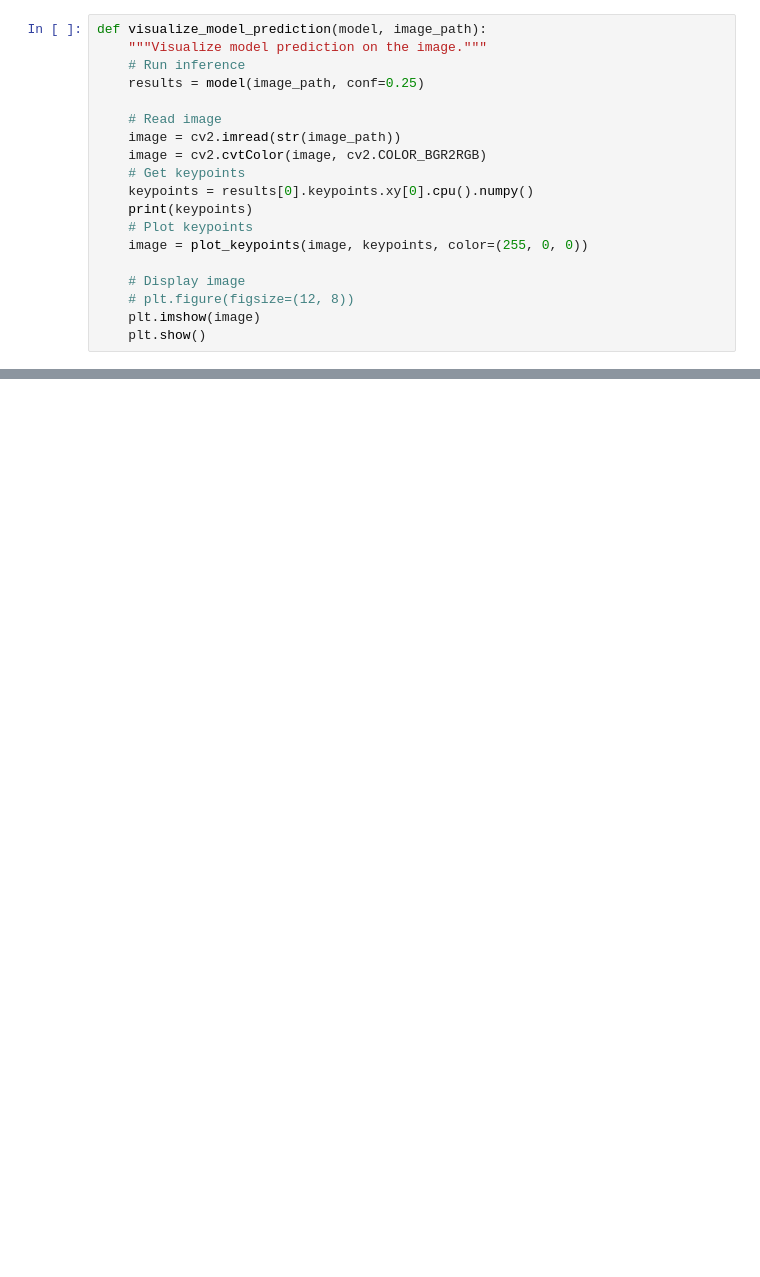
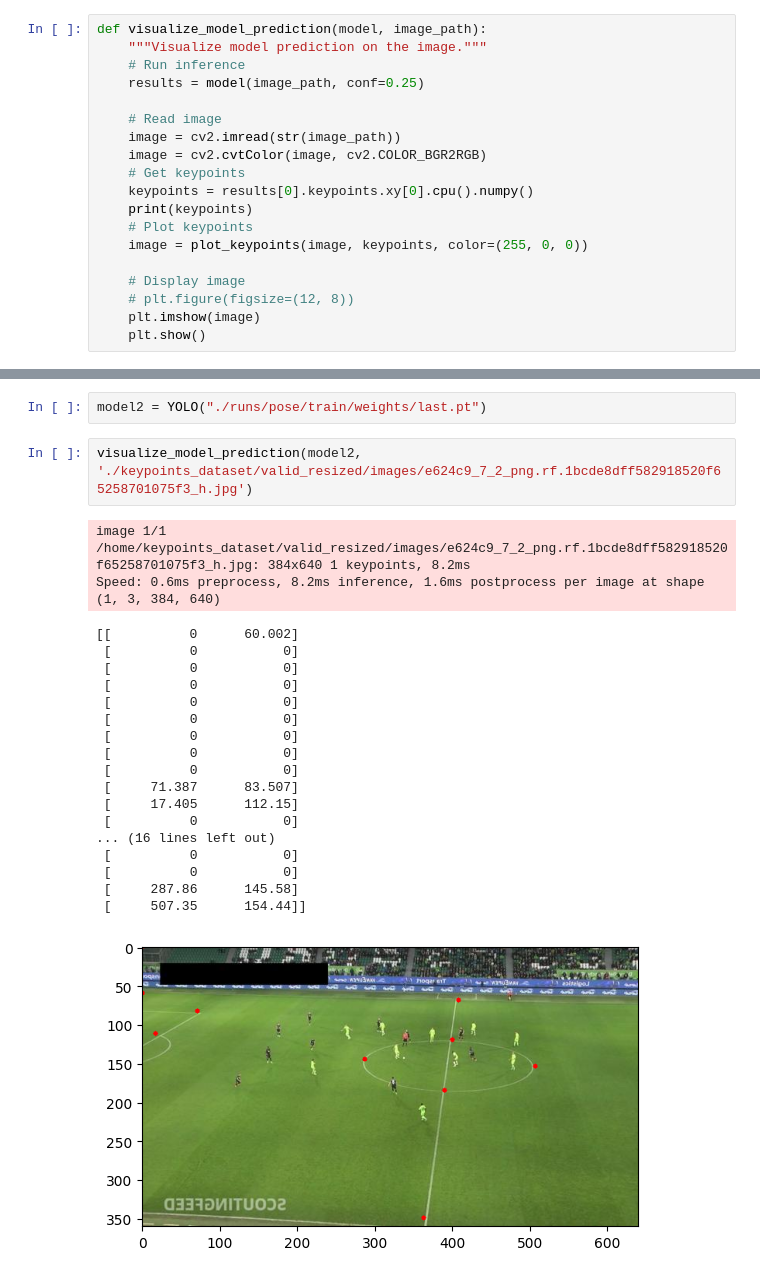
Before and after one commit to gothera/keypoints_football, a Jupyter notebook: yolov8_keypoints.ipynb, the cells around one changed output, grey strips where cells are left out. Saved outputs shown, nothing was run; the diff lists cells and outputs as text; blank space fills up the shorter version.

```diff
--- a/yolov8_keypoints.ipynb
+++ b/yolov8_keypoints.ipynb
@@ -320,0 +339,25 @@ Speed: 0.9ms preprocess, 190.4ms inference, 0.5ms postprocess per image at shape
+# %%
+model2 = YOLO("./runs/pose/train/weights/last.pt")
+# %%
+visualize_model_prediction(model2, './keypoints_dataset/valid_resized/images/e624c9_7_2_png.rf.1bcde8dff582918520f65258701075f3_h.jpg')
+# %% [output]
+image 1/1 /home/keypoints_dataset/valid_resized/images/e624c9_7_2_png.rf.1bcde8dff582918520f65258701075f3_h.jpg: 384x640 1 keypoints, 8.2ms
+Speed: 0.6ms preprocess, 8.2ms inference, 1.6ms postprocess per image at shape (1, 3, 384, 640)
+[[          0      60.002]
+ [          0           0]
+ [          0           0]
+ [          0           0]
+ [          0           0]
+ [          0           0]
+ [          0           0]
+ [          0           0]
+ [          0           0]
+ [     71.387      83.507]
+ [     17.405      112.15]
+ [          0           0]
+... (16 lines left out)
+ [          0           0]
+ [          0           0]
+ [     287.86      145.58]
+ [     507.35      154.44]]
+[figure, added]
```
Also changed, not shown: parts of 6 cells of this notebook, 2 other files.
